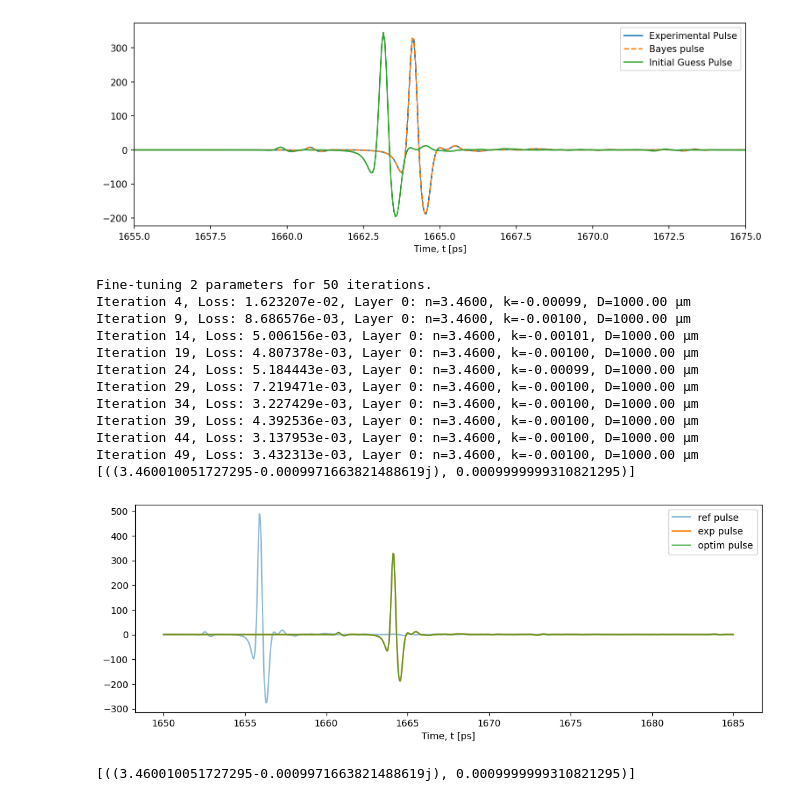
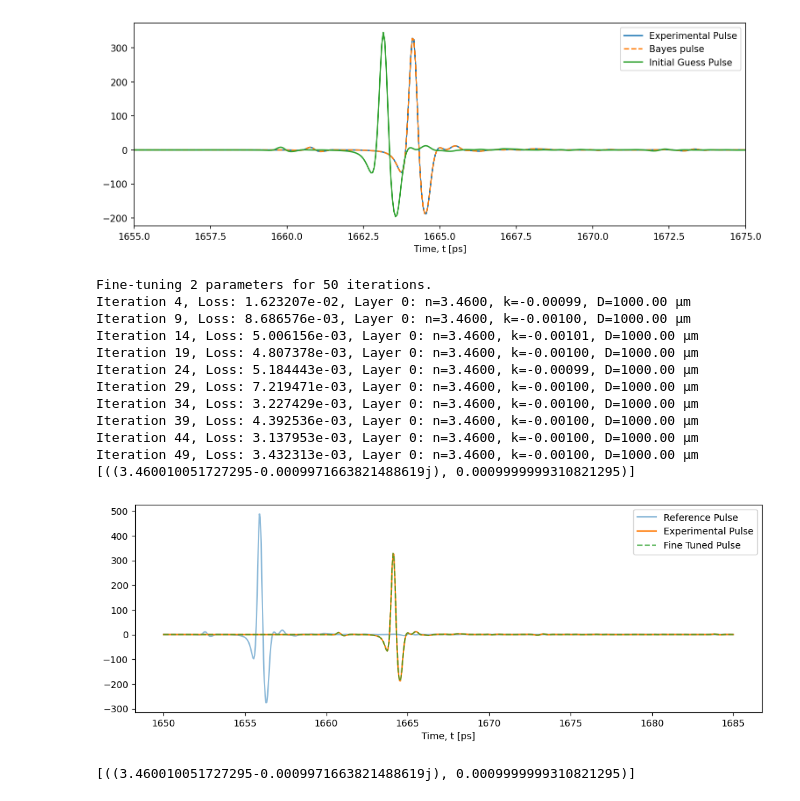
Before and after one commit to tls54/THz-TDS, a Jupyter notebook: Transfer Matrix Method/Experimental_reference.ipynb, the cells around one changed output. Drawn from its saved outputs; the diff is of its cells as text; code cells hidden in the pictures.

```diff
--- a/Transfer Matrix Method/Experimental_reference.ipynb
+++ b/Transfer Matrix Method/Experimental_reference.ipynb
@@ -128,31 +130,31 @@ Layer 1 - k ∈ (-0.0115, 0.0085)
 # %%
 grad_optimizer = LayeredExtractor(reference_pulse, experimental_pulse, deltat, bayes_params, optimization_mask, lr=0.0001)
 optim_params = grad_optimizer.optimize(num_iterations=50, updates=5)
 
 optim_pulse = simulate_parallel(reference_pulse, optim_params, deltat, 0)[1].detach().cpu().numpy()[:L]
 
 print(optim_params)
 plt.figure(figsize=(12,4))
-plt.plot(t_axis, reference_pulse, label='ref pulse', alpha=0.5)
-plt.plot(t_axis, experimental_pulse.detach().cpu().numpy(), label='exp pulse')
-plt.plot(t_axis, optim_pulse, label='optim pulse', alpha=0.7)
+plt.plot(t_axis, reference_pulse, label='Reference Pulse', alpha=0.5)
+plt.plot(t_axis, experimental_pulse.detach().cpu().numpy(), label='Experimental Pulse')
+plt.plot(t_axis, optim_pulse, label='Fine Tuned Pulse', alpha=0.7, linestyle='--')
 plt.xlabel('Time, t [ps]')
 plt.legend()
 plt.show()
 # %% [output]
 Fine-tuning 2 parameters for 50 iterations.
 Iteration 4, Loss: 1.623207e-02, Layer 0: n=3.4600, k=-0.00099, D=1000.00 µm
 Iteration 9, Loss: 8.686576e-03, Layer 0: n=3.4600, k=-0.00100, D=1000.00 µm
 Iteration 14, Loss: 5.006156e-03, Layer 0: n=3.4600, k=-0.00101, D=1000.00 µm
 Iteration 19, Loss: 4.807378e-03, Layer 0: n=3.4600, k=-0.00100, D=1000.00 µm
 Iteration 24, Loss: 5.184443e-03, Layer 0: n=3.4600, k=-0.00099, D=1000.00 µm
 Iteration 29, Loss: 7.219471e-03, Layer 0: n=3.4600, k=-0.00100, D=1000.00 µm
 Iteration 34, Loss: 3.227429e-03, Layer 0: n=3.4600, k=-0.00100, D=1000.00 µm
 Iteration 39, Loss: 4.392536e-03, Layer 0: n=3.4600, k=-0.00100, D=1000.00 µm
 Iteration 44, Loss: 3.137953e-03, Layer 0: n=3.4600, k=-0.00100, D=1000.00 µm
 Iteration 49, Loss: 3.432313e-03, Layer 0: n=3.4600, k=-0.00100, D=1000.00 µm
 [((3.460010051727295-0.0009971663821488619j), 0.0009999999310821295)]
-[figure, old version]
+[figure, new version]
 # %%
 optim_params
 # %% [output]
```
Also changed, not shown: parts of 10 cells of this notebook.
